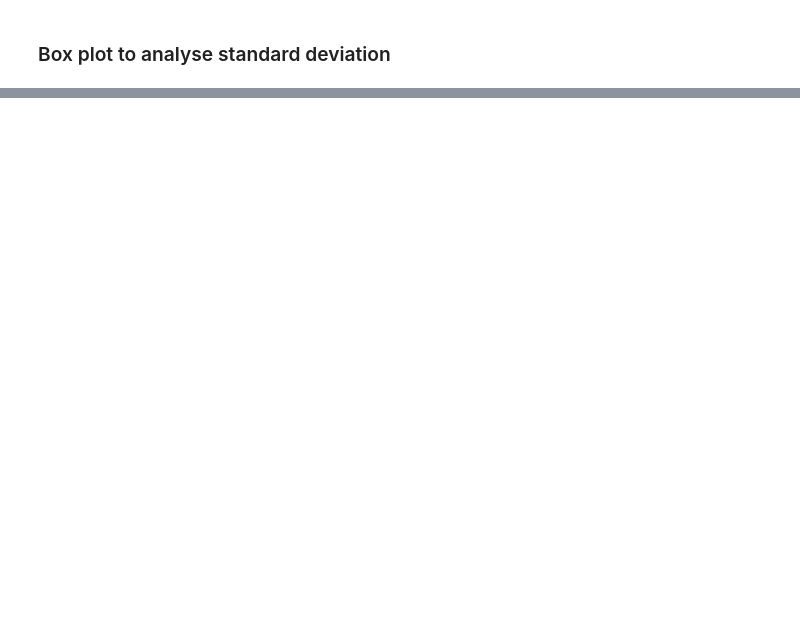
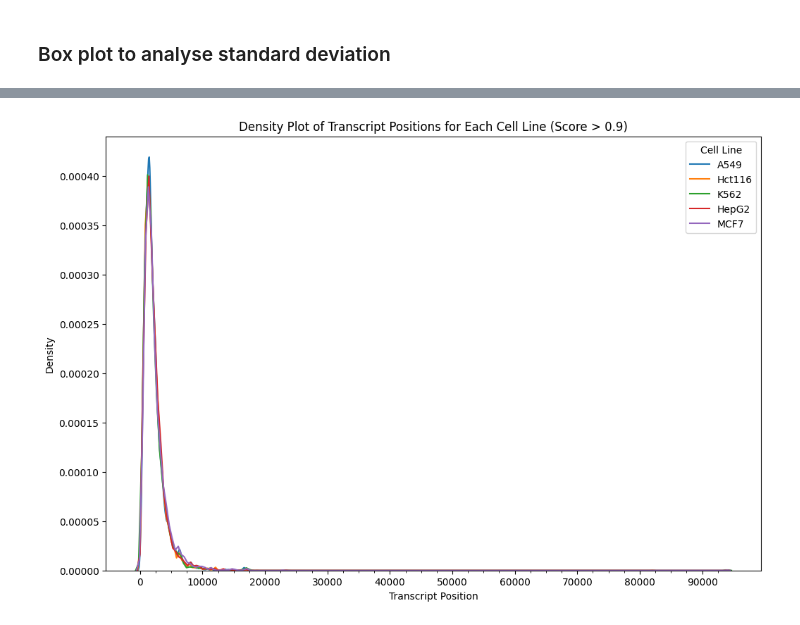
Before and after one commit to chloetkl/dsa4262-geneiuses, a Jupyter notebook: code/prediction_and_visualisation.ipynb, the cells around one changed output, grey strips where cells are left out. Cells and saved outputs as stored; diff of their text form; code cells hidden in the pictures; blank space fills up the shorter version.

```diff
--- a/code/prediction_and_visualisation.ipynb
+++ b/code/prediction_and_visualisation.ipynb
@@ -337,26 +345,34 @@ for feature in features:
 # %%
-import matplotlib.pyplot as plt
-import seaborn as sns
-
 # Filter the data for scores > 0.9
 filtered_data = combined_data[combined_data['score'] > 0.9]
 
 # Set up the plot
 plt.figure(figsize=(12, 8))
 
 # Loop through each cell line and plot the density
 for cell_line in filtered_data['cell_line'].unique():
     sns.kdeplot(
         data=filtered_data[filtered_data['cell_line'] == cell_line],
         x='transcript_position',
         label=cell_line,
-        fill=False,  # Set fill to False for lines only
-        bw_adjust=0.5  # Adjusts the smoothness of the density curve
+        fill=False,
+        bw_adjust=0.5
     )
 
 # Adding labels and title
 plt.xlabel('Transcript Position')
 plt.ylabel('Density')
 plt.title('Density Plot of Transcript Positions for Each Cell Line (Score > 0.9)')
 plt.legend(title='Cell Line')
+
+# Set x-axis ticks and labels
+x_ticks = np.arange(0, filtered_data['transcript_position'].max(), 10000)
+plt.xticks(ticks=x_ticks, labels=x_ticks)
+
+# Add minor ticks at intervals of 2500
+plt.gca().set_xticks(np.arange(0, filtered_data['transcript_position'].max(), 2500), minor=True)
+
+# Show the plot
 plt.show()
+# %% [output]
+[figure, added]
```
Also changed, not shown: parts of 17 cells of this notebook.
